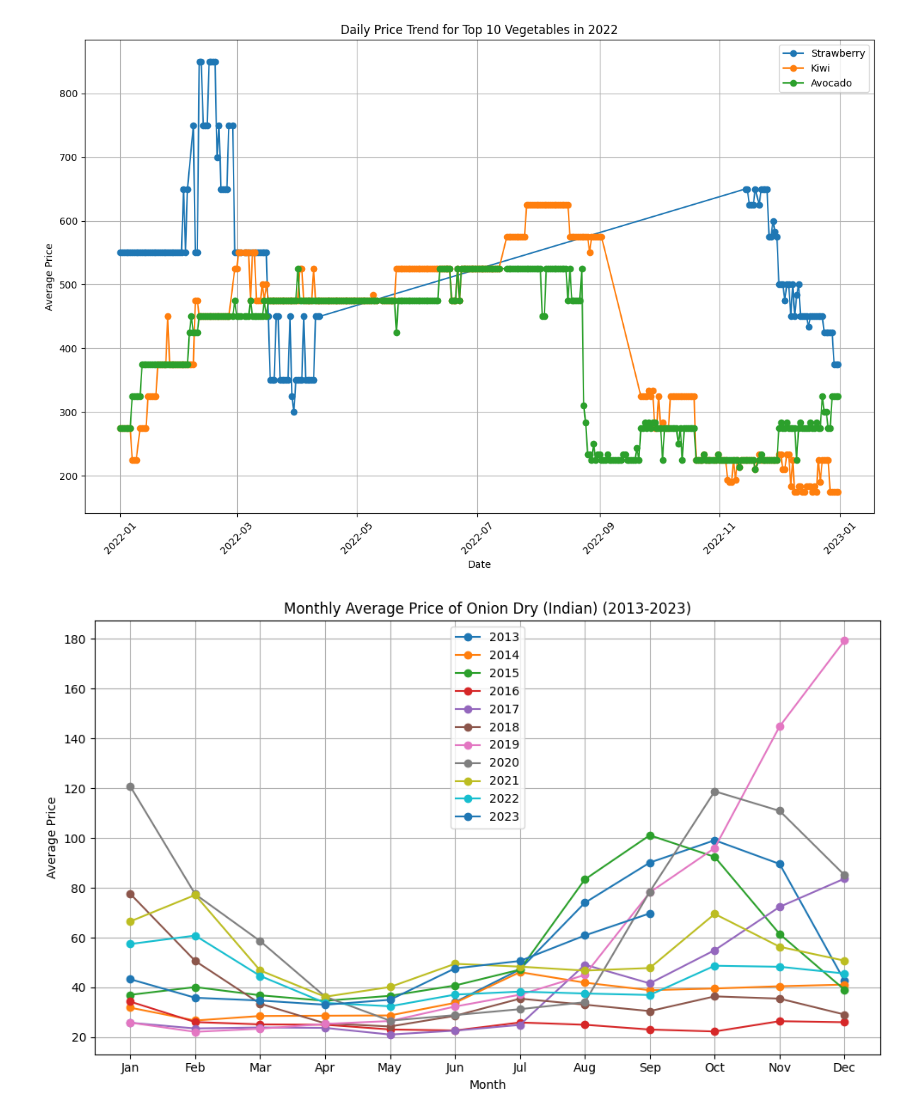
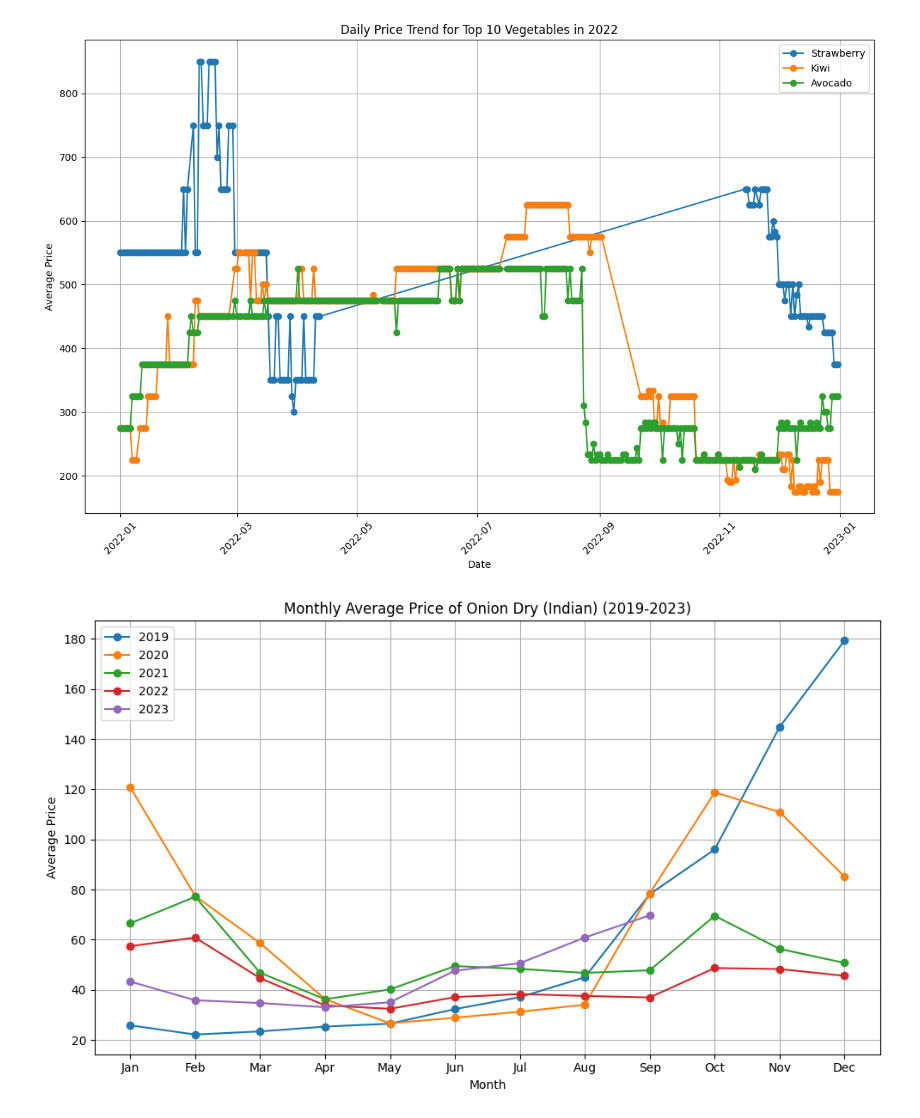
Before and after one commit to Rk-Pudasaini/Data_Analysis, a Jupyter notebook: Kalimati_tarkari_price_analysis.ipynb, the cells around one changed output. Drawn from its saved outputs; the diff is of its cells as text; code cells hidden in the pictures.

```diff
--- a/Kalimati_tarkari_price_analysis.ipynb
+++ b/Kalimati_tarkari_price_analysis.ipynb
@@ -253,27 +253,27 @@ plt.show()
 # %%
 def plot_monthly_avg_price(df, commodity, start_year, end_year):
     # Filter the DataFrame for the specified commodity and years
     filtered_df = df[(df['Commodity'] == commodity) & (df['Date'].dt.year.between(start_year, end_year))]
 
     # Group by year and month, calculate the average price for each month
     monthly_avg_price = filtered_df.groupby([filtered_df['Date'].dt.year, filtered_df['Date'].dt.month])['Average'].mean()
 
     # Plot the monthly average prices for each year
     plt.figure(figsize=(10, 6))
     for year in range(start_year, end_year + 1):
         yearly_avg_price = monthly_avg_price.xs(year)
         plt.plot(yearly_avg_price.index, yearly_avg_price.values, marker='o', linestyle='-', label=year)
 
     plt.title(f'Monthly Average Price of {commodity} ({start_year}-{end_year})')
     plt.xlabel('Month')
     plt.ylabel('Average Price')
     plt.xticks(range(1, 13), ['Jan', 'Feb', 'Mar', 'Apr', 'May', 'Jun', 'Jul', 'Aug', 'Sep', 'Oct', 'Nov', 'Dec'])
     plt.legend()
     plt.grid(True)
     plt.tight_layout()
     plt.show()
 
 # Call the function
-plot_monthly_avg_price(df, 'Onion Dry (Indian)', 2013, 2023)
+plot_monthly_avg_price(df, 'Onion Dry (Indian)', 2019, 2023)
 # %% [output]
-[figure, old version]
+[figure, new version]
```
Also changed, not shown: parts of 7 cells of this notebook.
